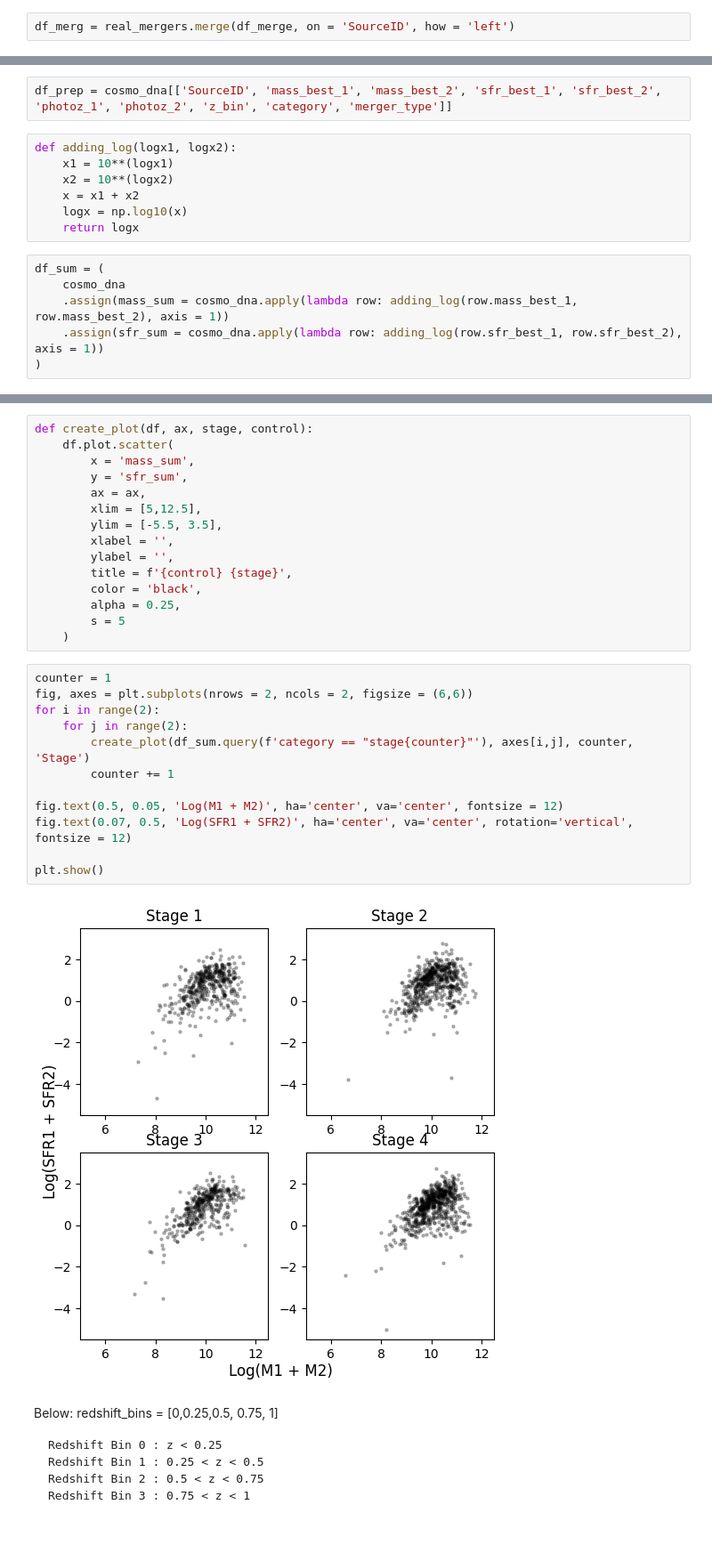
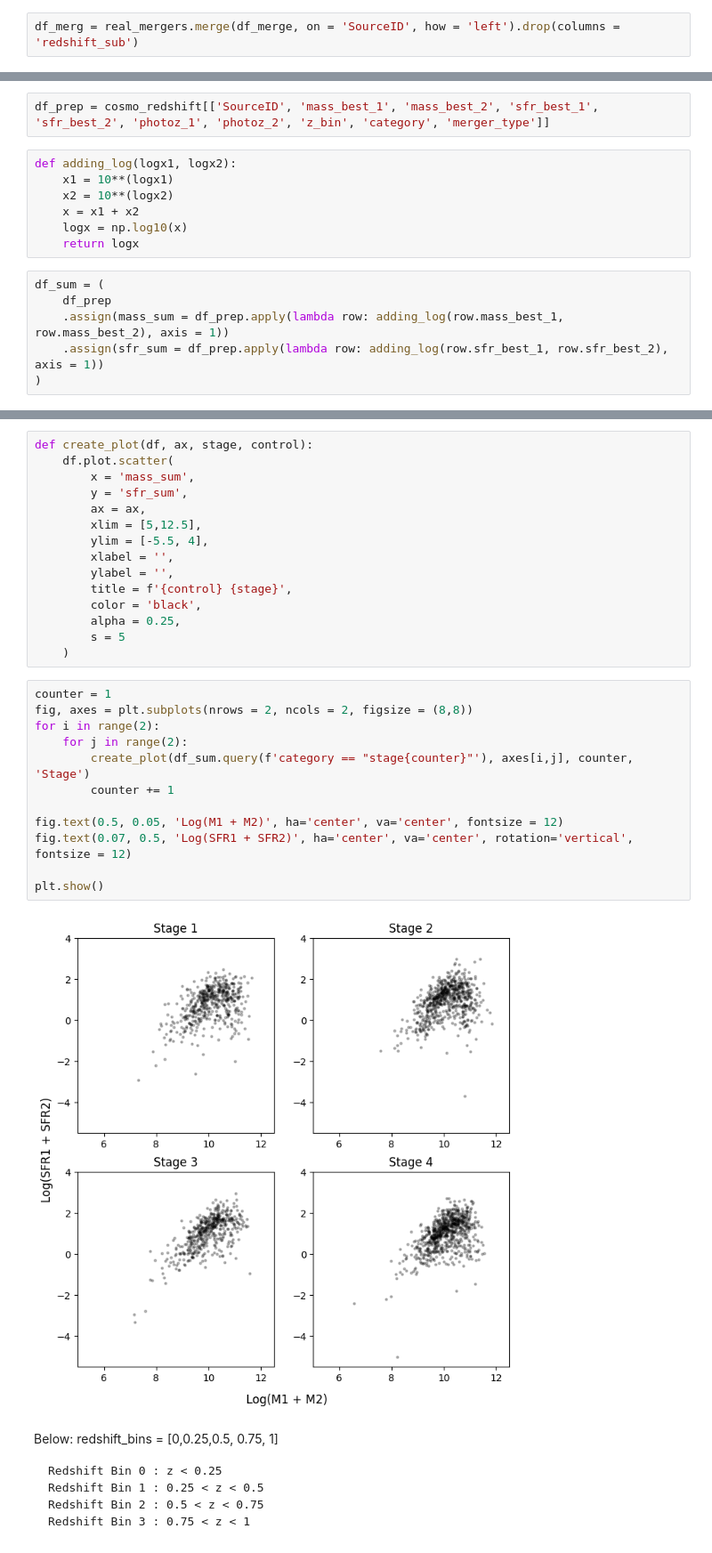
Before and after one commit to AstroORyan/mergers-in-cosmos, a Jupyter notebook: notebooks/analysis/my-matched-sfr.ipynb, the cells around one changed output, grey strips where cells are left out. Shown at 89% size. Saved outputs shown, nothing was run; the diff lists cells and outputs as text.

```diff
--- a/notebooks/analysis/my-matched-sfr.ipynb
+++ b/notebooks/analysis/my-matched-sfr.ipynb
@@ -76,2 +80,2 @@ len(real_mergers)
 # %%
-df_merg = real_mergers.merge(df_merge, on = 'SourceID', how = 'left')
+df_merg = real_mergers.merge(df_merge, on = 'SourceID', how = 'left').drop(columns = 'redshift_sub')
@@ -531,5 +521,5 @@ cosmo_dna.head()
 # %%
-df_prep = cosmo_dna[['SourceID', 'mass_best_1', 'mass_best_2', 'sfr_best_1', 'sfr_best_2', 'photoz_1', 'photoz_2', 'z_bin', 'category', 'merger_type']]
+df_prep = cosmo_redshift[['SourceID', 'mass_best_1', 'mass_best_2', 'sfr_best_1', 'sfr_best_2', 'photoz_1', 'photoz_2', 'z_bin', 'category', 'merger_type']]
 # %%
 def adding_log(logx1, logx2):
     x1 = 10**(logx1)
@@ -539,9 +529,9 @@ def adding_log(logx1, logx2):
     return logx
 # %%
 df_sum = (
-    cosmo_dna
-    .assign(mass_sum = cosmo_dna.apply(lambda row: adding_log(row.mass_best_1, row.mass_best_2), axis = 1))
-    .assign(sfr_sum = cosmo_dna.apply(lambda row: adding_log(row.sfr_best_1, row.sfr_best_2), axis = 1))
+    df_prep
+    .assign(mass_sum = df_prep.apply(lambda row: adding_log(row.mass_best_1, row.mass_best_2), axis = 1))
+    .assign(sfr_sum = df_prep.apply(lambda row: adding_log(row.sfr_best_1, row.sfr_best_2), axis = 1))
 )
 # %%
 df_sum.plot.scatter(
@@ -566,7 +556,7 @@ def create_plot(df, ax, stage, control):
         y = 'sfr_sum',
         ax = ax,
         xlim = [5,12.5],
-        ylim = [-5.5, 3.5],
+        ylim = [-5.5, 4],
         xlabel = '',
         ylabel = '',
         title = f'{control} {stage}',
@@ -576,18 +566,18 @@ def create_plot(df, ax, stage, control):
     )
 # %%
 counter = 1
-fig, axes = plt.subplots(nrows = 2, ncols = 2, figsize = (6,6))
+fig, axes = plt.subplots(nrows = 2, ncols = 2, figsize = (8,8))
 for i in range(2):
     for j in range(2):
         create_plot(df_sum.query(f'category == "stage{counter}"'), axes[i,j], counter, 'Stage')
         counter += 1
 
 fig.text(0.5, 0.05, 'Log(M1 + M2)', ha='center', va='center', fontsize = 12)
 fig.text(0.07, 0.5, 'Log(SFR1 + SFR2)', ha='center', va='center', rotation='vertical', fontsize = 12)
 
 plt.show()
 # %% [output]
-[figure, old version]
+[figure, new version]
 # %% [markdown]
 Below: redshift_bins = [0,0.25,0.5, 0.75, 1]
 
```
Also changed, not shown: parts of 39 cells of this notebook, 6 other files.
